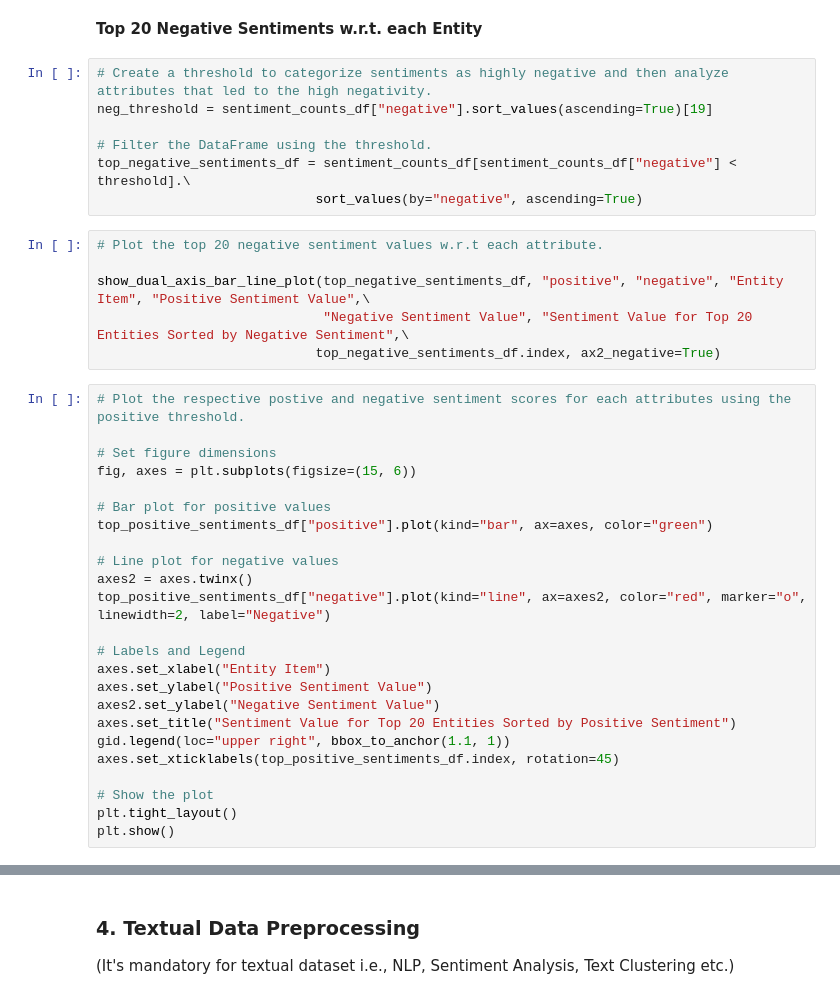
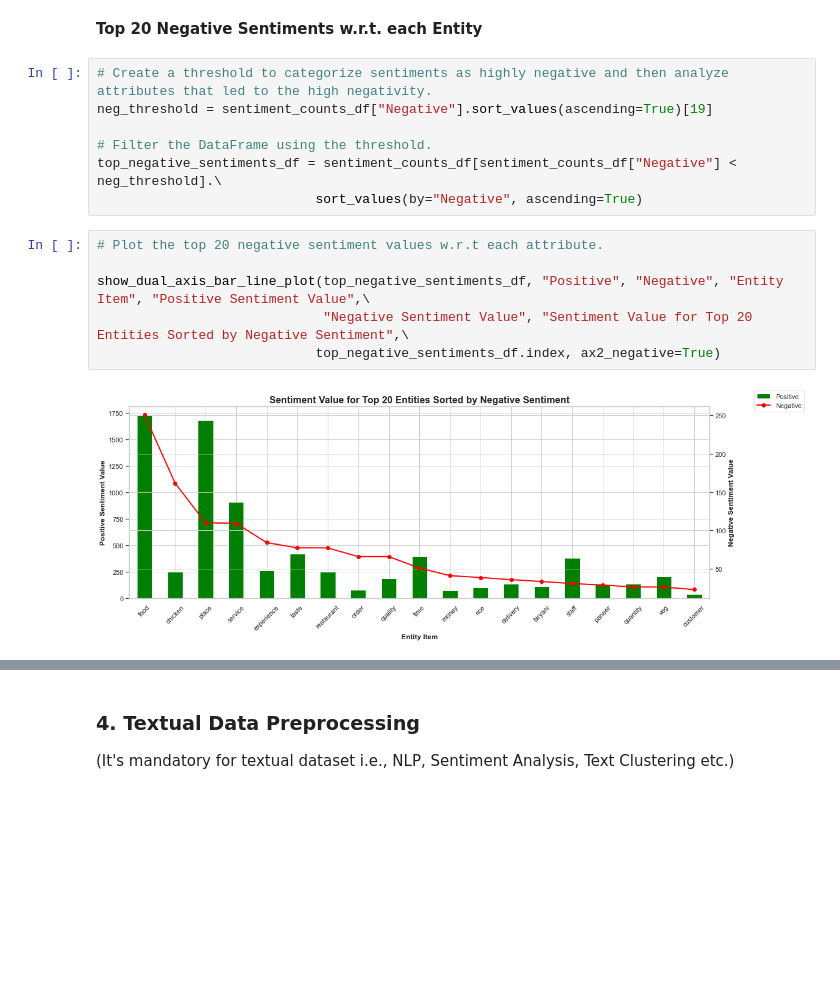
Before and after one commit to AimanSahay/ML-Project---Zomato-Restaurant-Clustering-and-Sentiment-Analysis, a Jupyter notebook: ML Project - Zomato Restaurant Clustering and Customer Sentiment Analysis.ipynb, the cells around one changed output, grey strips where cells are left out. Drawn from its saved outputs; the diff is of its cells as text; blank space fills up the shorter version.

```diff
--- a/ML Project - Zomato Restaurant Clustering and Customer Sentiment Analysis.ipynb
+++ b/ML Project - Zomato Restaurant Clustering and Customer Sentiment Analysis.ipynb
@@ -1915,38 +2116,16 @@ show_dual_axis_bar_line_plot(top_positive_sentiments_df, "positive", "negative",
 **Top 20 Negative Sentiments w.r.t. each Entity**
 # %%
 # Create a threshold to categorize sentiments as highly negative and then analyze attributes that led to the high negativity.
-neg_threshold = sentiment_counts_df["negative"].sort_values(ascending=True)[19]
+neg_threshold = sentiment_counts_df["Negative"].sort_values(ascending=True)[19]
 
 # Filter the DataFrame using the threshold.
-top_negative_sentiments_df = sentiment_counts_df[sentiment_counts_df["negative"] < threshold].\
-                            sort_values(by="negative", ascending=True)
+top_negative_sentiments_df = sentiment_counts_df[sentiment_counts_df["Negative"] < neg_threshold].\
+                            sort_values(by="Negative", ascending=True)
 # %%
 # Plot the top 20 negative sentiment values w.r.t each attribute.
 
-show_dual_axis_bar_line_plot(top_negative_sentiments_df, "positive", "negative", "Entity Item", "Positive Sentiment Value",\
+show_dual_axis_bar_line_plot(top_negative_sentiments_df, "Positive", "Negative", "Entity Item", "Positive Sentiment Value",\
                              "Negative Sentiment Value", "Sentiment Value for Top 20 Entities Sorted by Negative Sentiment",\
                             top_negative_sentiments_df.index, ax2_negative=True)
+# %% [output]
+[figure, added]
-# %%
-# Plot the respective postive and negative sentiment scores for each attributes using the positive threshold.
-
-# Set figure dimensions
-fig, axes = plt.subplots(figsize=(15, 6))
-
-# Bar plot for positive values
-top_positive_sentiments_df["positive"].plot(kind="bar", ax=axes, color="green")
-
-# Line plot for negative values
-axes2 = axes.twinx()
-top_positive_sentiments_df["negative"].plot(kind="line", ax=axes2, color="red", marker="o", linewidth=2, label="Negative")
-
-# Labels and Legend
-axes.set_xlabel("Entity Item")
-axes.set_ylabel("Positive Sentiment Value")
-axes2.set_ylabel("Negative Sentiment Value")
-axes.set_title("Sentiment Value for Top 20 Entities Sorted by Positive Sentiment")
-gid.legend(loc="upper right", bbox_to_anchor(1.1, 1))
-axes.set_xticklabels(top_positive_sentiments_df.index, rotation=45)
-
-# Show the plot
-plt.tight_layout()
-plt.show()
```
Also changed, not shown: parts of 37 cells of this notebook.
